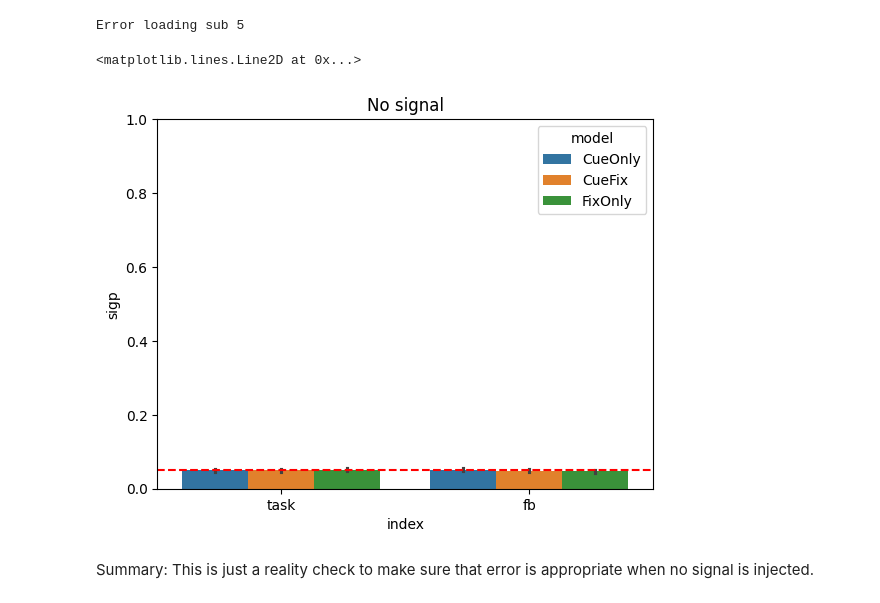
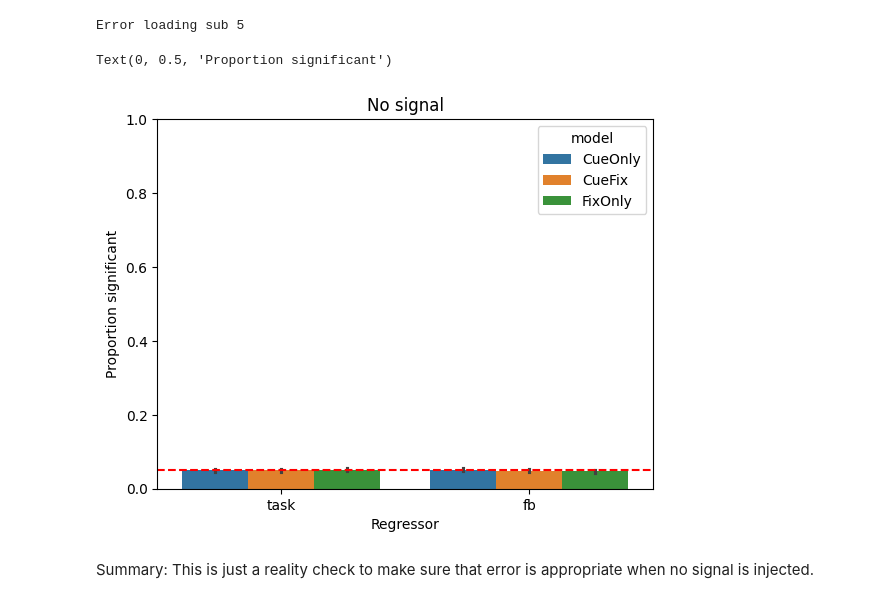
Before and after one commit to poldrack/MID_simulations, a Jupyter notebook: MID_sim.ipynb, the cells around one changed output. Drawn from its saved outputs; the diff is of its cells as text; code cells hidden in the pictures.

Commit message:
add figure labels

```diff
--- a/MID_sim.ipynb
+++ b/MID_sim.ipynb
@@ -250,11 +250,13 @@ Error loading sub 5
 # %%
 sns.barplot(data=all_results['null'], x='index', y='sigp', hue='model')
 plt.title('No signal')
 plt.ylim(0,1)
 plt.axhline(0.05, color='red', linestyle='--')
+plt.xlabel('Regressor')
+plt.ylabel('Proportion significant')
 # %% [output]
-<matplotlib.lines.Line2D at 0x...>
+Text(0, 0.5, 'Proportion significant')
-[figure, old version]
+[figure, new version]
 # %% [markdown]
 Summary: This is just a reality check to make sure that error is appropriate when no signal is injected.
 # %% [markdown]
```
